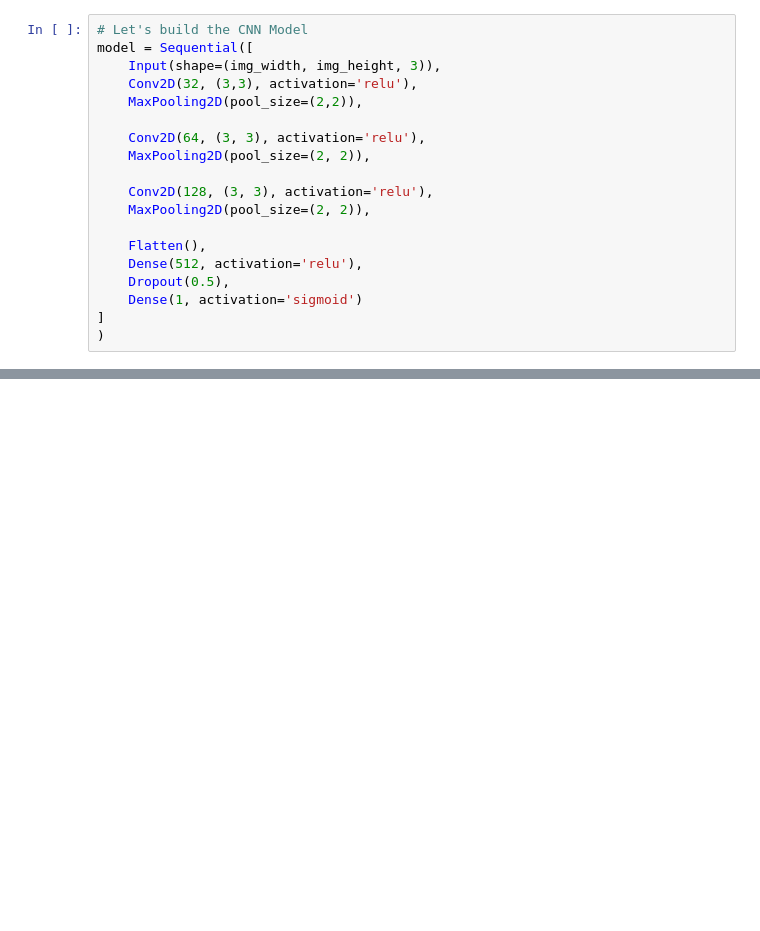
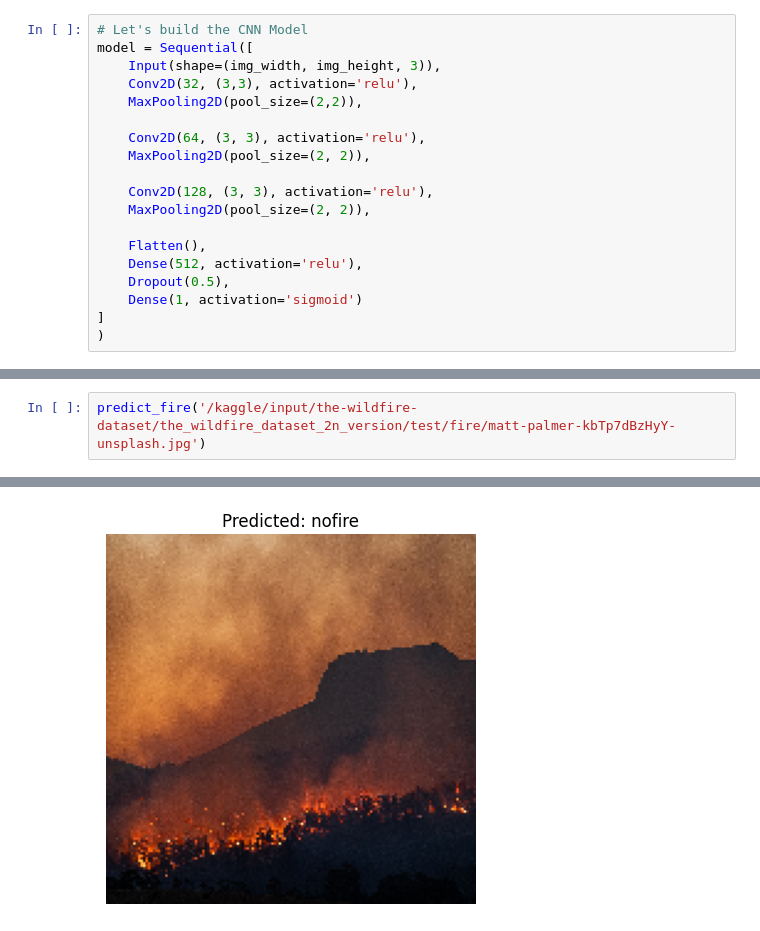
Before and after one commit to Varsha-C-09/Forest-Fire-Detection-Using-DL, a Jupyter notebook: Forest_Fire_Detection_using_DL.ipynb, the cells around one changed output, grey strips where cells are left out. Drawn from its saved outputs; the diff is of its cells as text; blank space fills up the shorter version.

```diff
--- a/Forest_Fire_Detection_using_DL.ipynb
+++ b/Forest_Fire_Detection_using_DL.ipynb
@@ -160,0 +321,3 @@ model = Sequential([
+# %%
+predict_fire('/kaggle/input/the-wildfire-dataset/the_wildfire_dataset_2n_version/test/fire/matt-palmer-kbTp7dBzHyY-unsplash.jpg')
+# %% [output]
@@ -160,0 +325 @@ model = Sequential([
+[figure, added]
```
Also changed, not shown: parts of 12 cells of this notebook.
